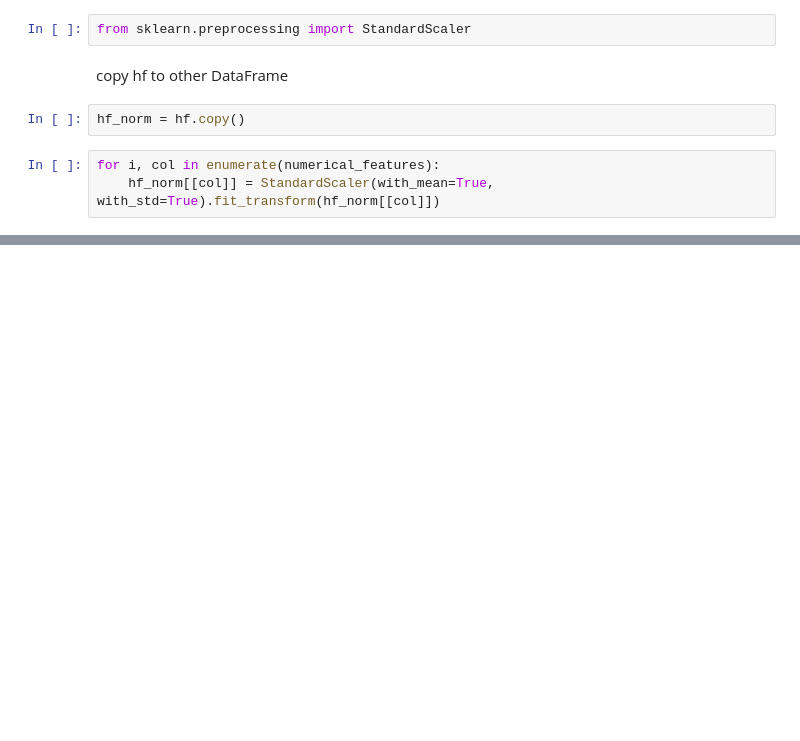
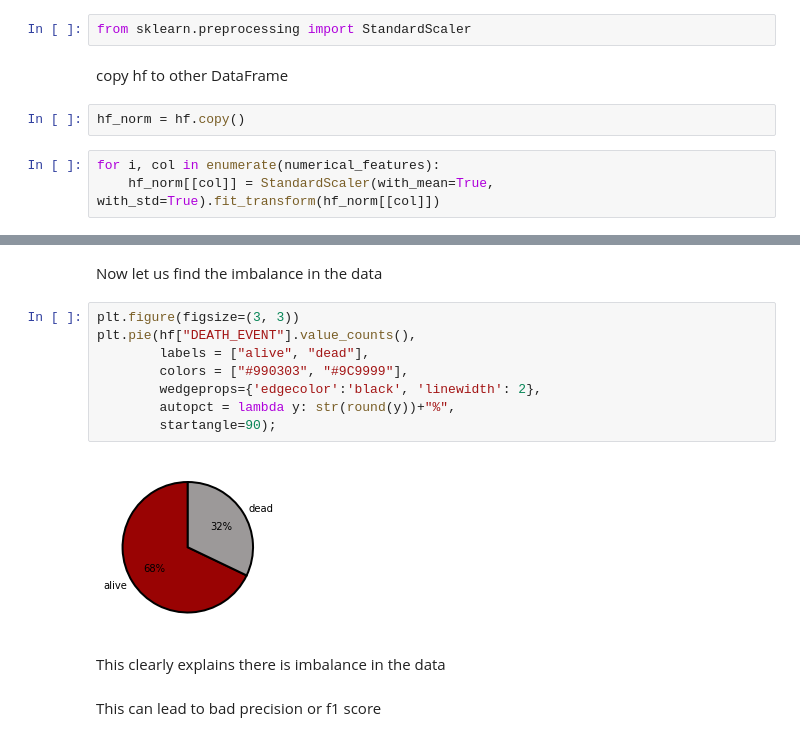
Before and after one commit to Shreeranga1/LinearRegression, a Jupyter notebook: PresentationML2.ipynb, the cells around one changed output, grey strips where cells are left out. Cells and saved outputs as stored; diff of their text form; blank space fills up the shorter version.

```diff
--- a/PresentationML2.ipynb
+++ b/PresentationML2.ipynb
@@ -78,0 +97,16 @@ for i, col in enumerate(numerical_features):
+# %% [markdown]
+Now let us find the imbalance in the data
+# %%
+plt.figure(figsize=(3, 3))
+plt.pie(hf["DEATH_EVENT"].value_counts(),
+        labels = ["alive", "dead"],
+        colors = ["#990303", "#9C9999"],
+        wedgeprops={'edgecolor':'black', 'linewidth': 2},
+        autopct = lambda y: str(round(y))+"%",
+        startangle=90);
+# %% [output]
+[figure, added]
+# %% [markdown]
+This clearly explains there is imbalance in the data
+# %% [markdown]
+This can lead to bad precision or f1 score
```
Also changed, not shown: parts of 3 cells of this notebook.
